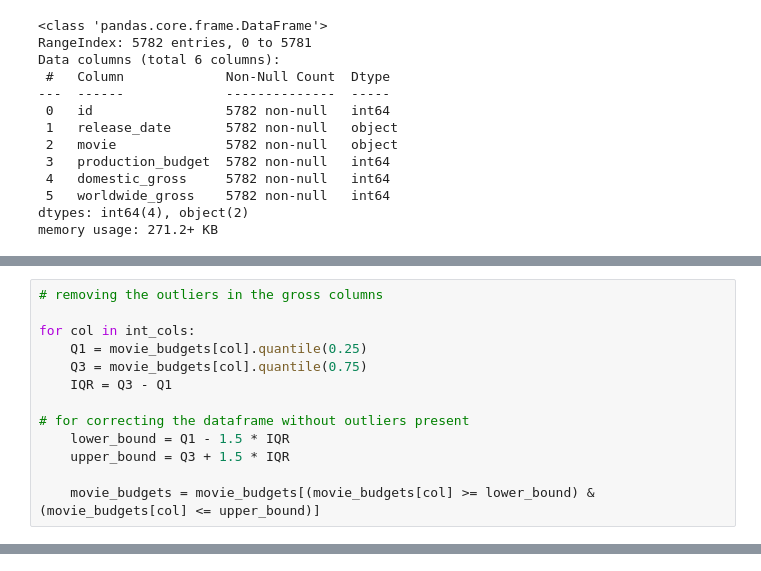
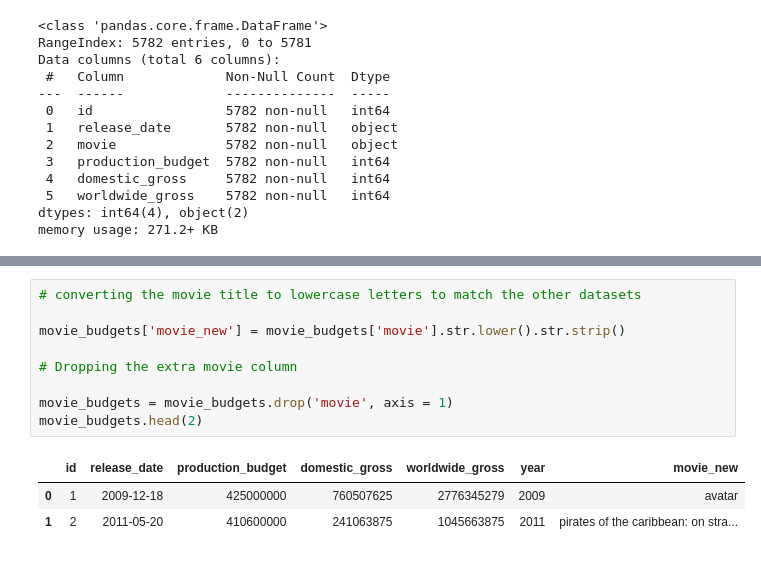
Before and after one commit to JuneHenia/Phase-2-Movie-Project, a Jupyter notebook: notebook/Movie Analysis Project.ipynb, the cells around one changed output, grey strips where cells are left out. Cells and saved outputs as stored; diff of their text form.

Commit message:
two out of three datasets pre merging

```diff
--- a/notebook/Movie Analysis Project.ipynb
+++ b/notebook/Movie Analysis Project.ipynb
@@ -341,13 +360,0 @@ for col in int_cols:
-# %%
-# removing the outliers in the gross columns
-
-for col in int_cols:
-    Q1 = movie_budgets[col].quantile(0.25)
-    Q3 = movie_budgets[col].quantile(0.75)
-    IQR = Q3 - Q1
-
-# for correcting the dataframe without outliers present
-    lower_bound = Q1 - 1.5 * IQR
-    upper_bound = Q3 + 1.5 * IQR
-
-    movie_budgets = movie_budgets[(movie_budgets[col] >= lower_bound) & (movie_budgets[col] <= upper_bound)]
@@ -369,0 +361,13 @@ for col in int_cols:
+# %%
+# converting the movie title to lowercase letters to match the other datasets
+
+movie_budgets['movie_new'] = movie_budgets['movie'].str.lower().str.strip()
+
+# Dropping the extra movie column
+
+movie_budgets = movie_budgets.drop('movie', axis = 1)
+movie_budgets.head(2)
+# %% [output]
+|  | id | release_date | production_budget | domestic_gross | worldwide_gross | year | movie_new |
+| 0 | 1 | 2009-12-18 | 425000000 | 760507625 | 2776345279 | 2009 | avatar |
+| 1 | 2 | 2011-05-20 | 410600000 | 241063875 | 1045663875 | 2011 | pirates of the caribbean: on stra... |
```
Also changed, not shown: parts of 14 cells of this notebook.
